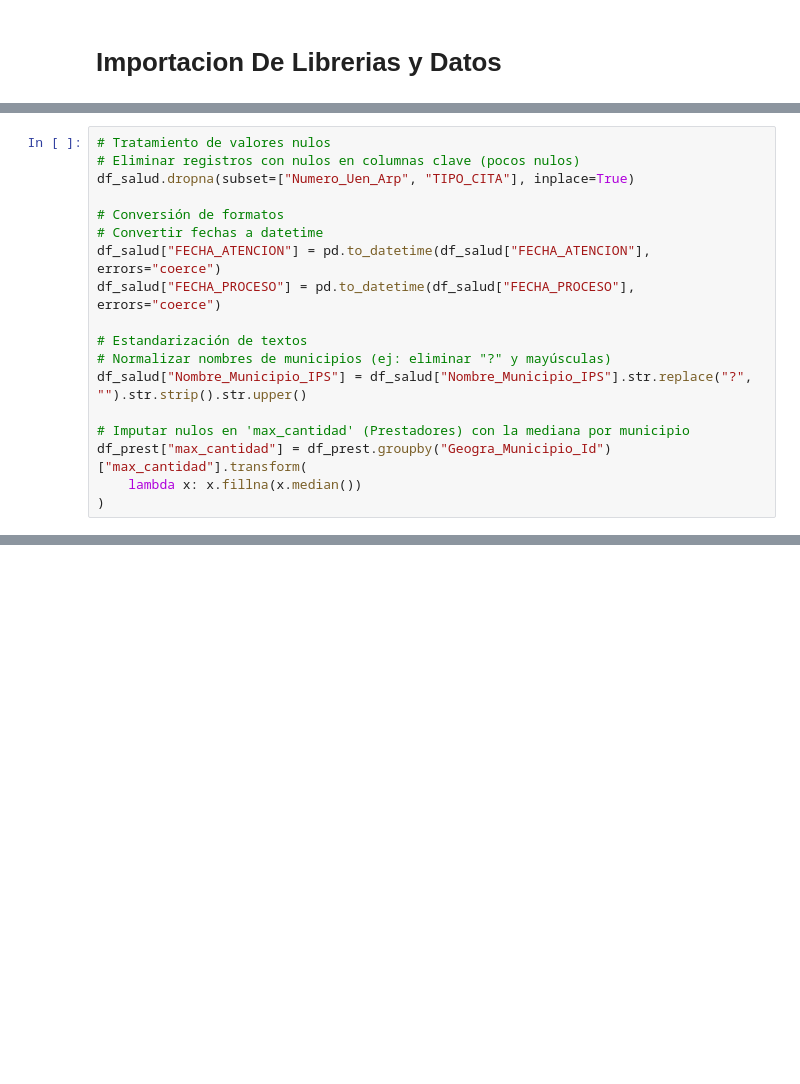
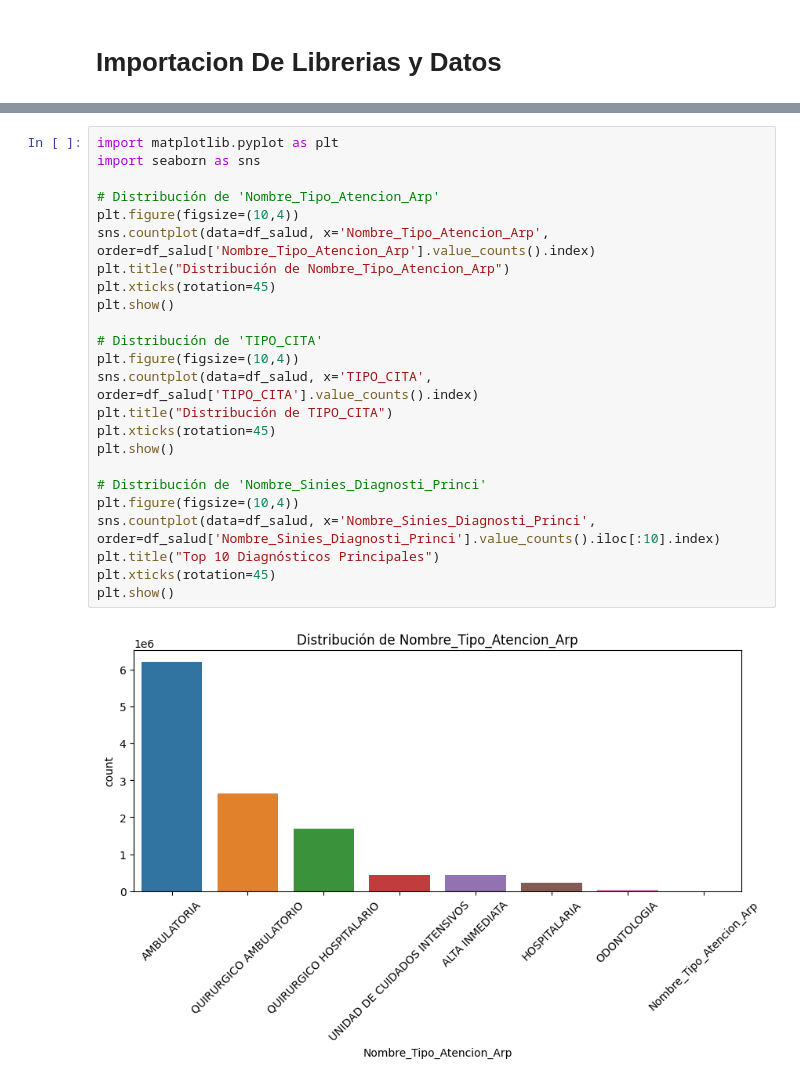
Before and after one commit to luencaro/Data-Challenge-Pro, a Jupyter notebook: data-challenge.ipynb, the cells around one changed output, grey strips where cells are left out. Drawn from its saved outputs; the diff is of its cells as text; blank space fills up the shorter version.

Commit message:
Kaggle Notebook | data_challenge | Descriptivo Parcial

```diff
--- a/data-challenge.ipynb
+++ b/data-challenge.ipynb
@@ -51,18 +70,0 @@ df_prest.head()
-# %%
-# Tratamiento de valores nulos
-# Eliminar registros con nulos en columnas clave (pocos nulos)
-df_salud.dropna(subset=["Numero_Uen_Arp", "TIPO_CITA"], inplace=True)
-
-# Conversión de formatos
-# Convertir fechas a datetime
-df_salud["FECHA_ATENCION"] = pd.to_datetime(df_salud["FECHA_ATENCION"], errors="coerce")
-df_salud["FECHA_PROCESO"] = pd.to_datetime(df_salud["FECHA_PROCESO"], errors="coerce")
-
-# Estandarización de textos
-# Normalizar nombres de municipios (ej: eliminar "?" y mayúsculas)
-df_salud["Nombre_Municipio_IPS"] = df_salud["Nombre_Municipio_IPS"].str.replace("?", "").str.strip().str.upper()
-
-# Imputar nulos en 'max_cantidad' (Prestadores) con la mediana por municipio
-df_prest["max_cantidad"] = df_prest.groupby("Geogra_Municipio_Id")["max_cantidad"].transform(
-    lambda x: x.fillna(x.median())
-)
@@ -109,0 +198,26 @@ df_prest.head()
+# %%
+import matplotlib.pyplot as plt
+import seaborn as sns
+
+# Distribución de 'Nombre_Tipo_Atencion_Arp'
+plt.figure(figsize=(10,4))
+sns.countplot(data=df_salud, x='Nombre_Tipo_Atencion_Arp', order=df_salud['Nombre_Tipo_Atencion_Arp'].value_counts().index)
+plt.title("Distribución de Nombre_Tipo_Atencion_Arp")
+plt.xticks(rotation=45)
+plt.show()
+
+# Distribución de 'TIPO_CITA'
+plt.figure(figsize=(10,4))
+sns.countplot(data=df_salud, x='TIPO_CITA', order=df_salud['TIPO_CITA'].value_counts().index)
+plt.title("Distribución de TIPO_CITA")
+plt.xticks(rotation=45)
+plt.show()
+
+# Distribución de 'Nombre_Sinies_Diagnosti_Princi'
+plt.figure(figsize=(10,4))
+sns.countplot(data=df_salud, x='Nombre_Sinies_Diagnosti_Princi', order=df_salud['Nombre_Sinies_Diagnosti_Princi'].value_counts().iloc[:10].index)
+plt.title("Top 10 Diagnósticos Principales")
+plt.xticks(rotation=45)
+plt.show()
+# %% [output]
+[figure, added]
```
Also changed, not shown: parts of 22 cells of this notebook.
